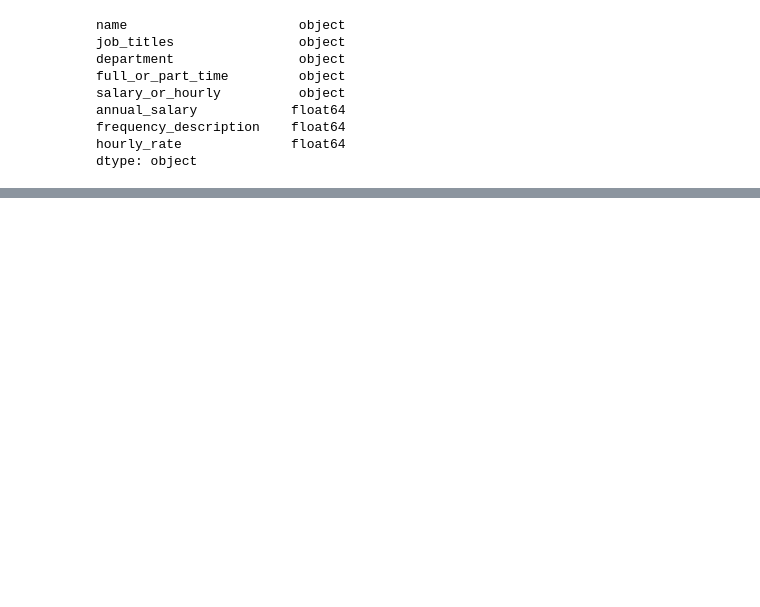
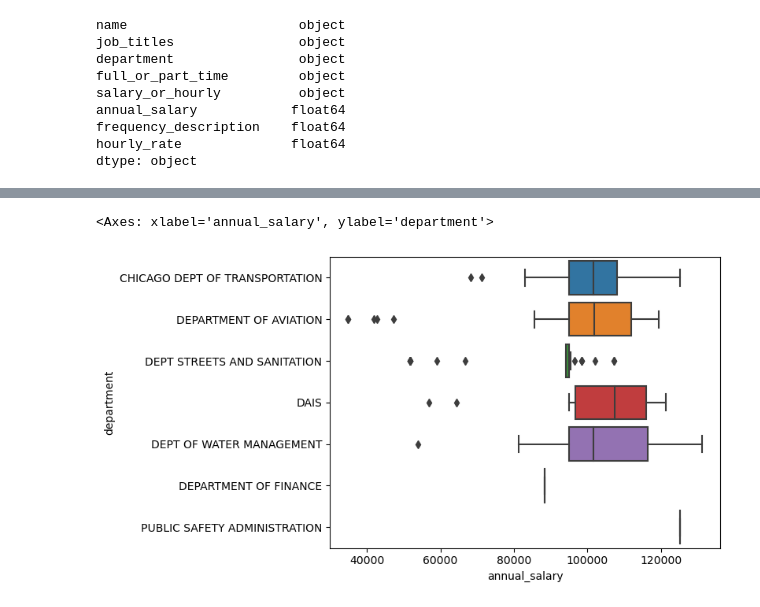
Before and after one commit to dreyestech/Chicago-City-Employee-Salaries-Python, a Jupyter notebook: Chicago_Employee_Dataset.ipynb, the cells around one changed output, grey strips where cells are left out. Drawn from its saved outputs; the diff is of its cells as text; code cells hidden in the pictures; blank space fills up the shorter version.

Commit message:
added box plot to identify outliers

```diff
--- a/Chicago_Employee_Dataset.ipynb
+++ b/Chicago_Employee_Dataset.ipynb
@@ -87,0 +121,6 @@ annual_salary_df[annual_salary_df["annual_salary"]==annual_salary_df["annual_sal
+# %%
+fig, axs = plt.subplots()
+sns.boxplot(x='annual_salary', y='department', data=hrly_salary_df, ax=axs)
+# %% [output]
+<Axes: xlabel='annual_salary', ylabel='department'>
+[figure, added]
```
Also changed, not shown: parts of 26 cells of this notebook.
